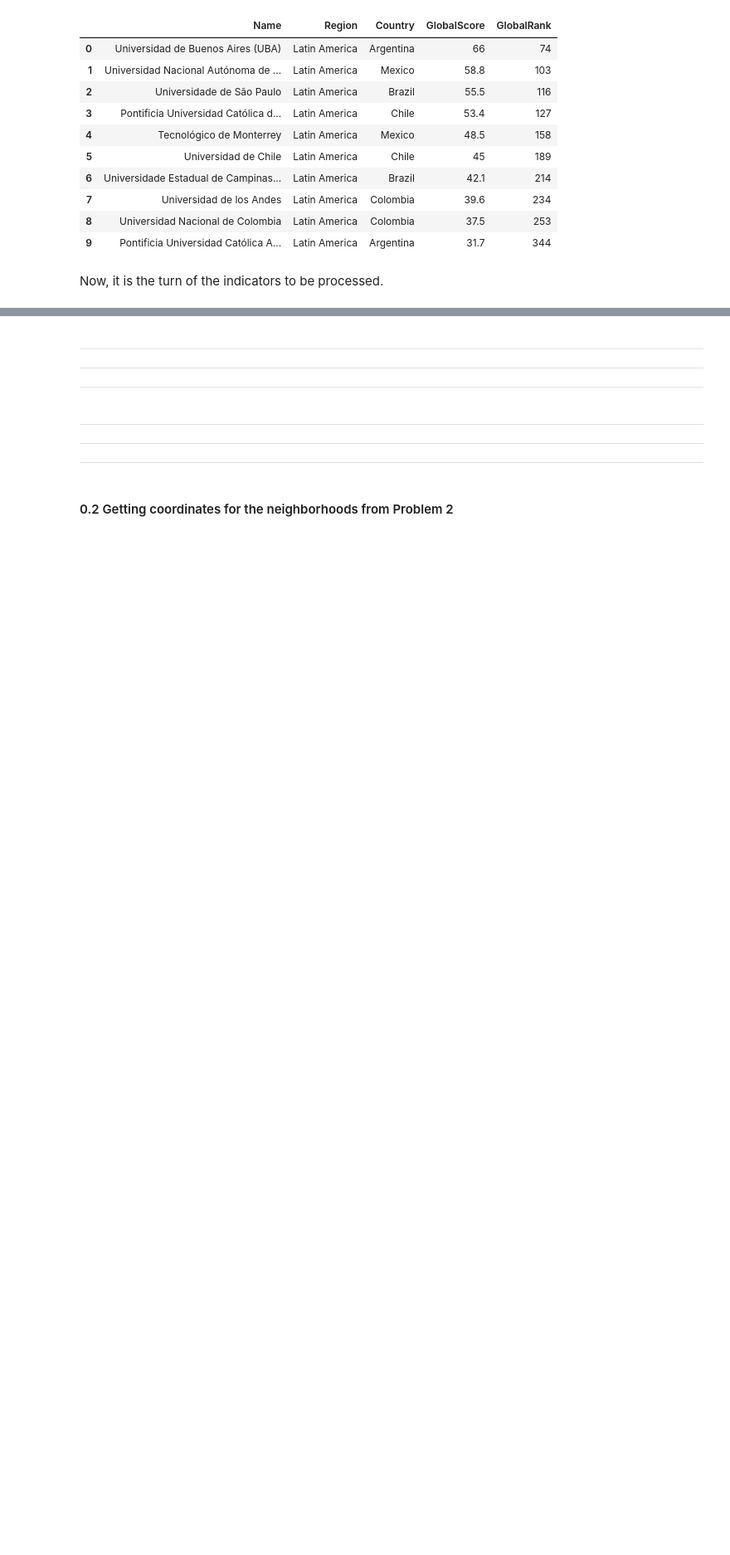
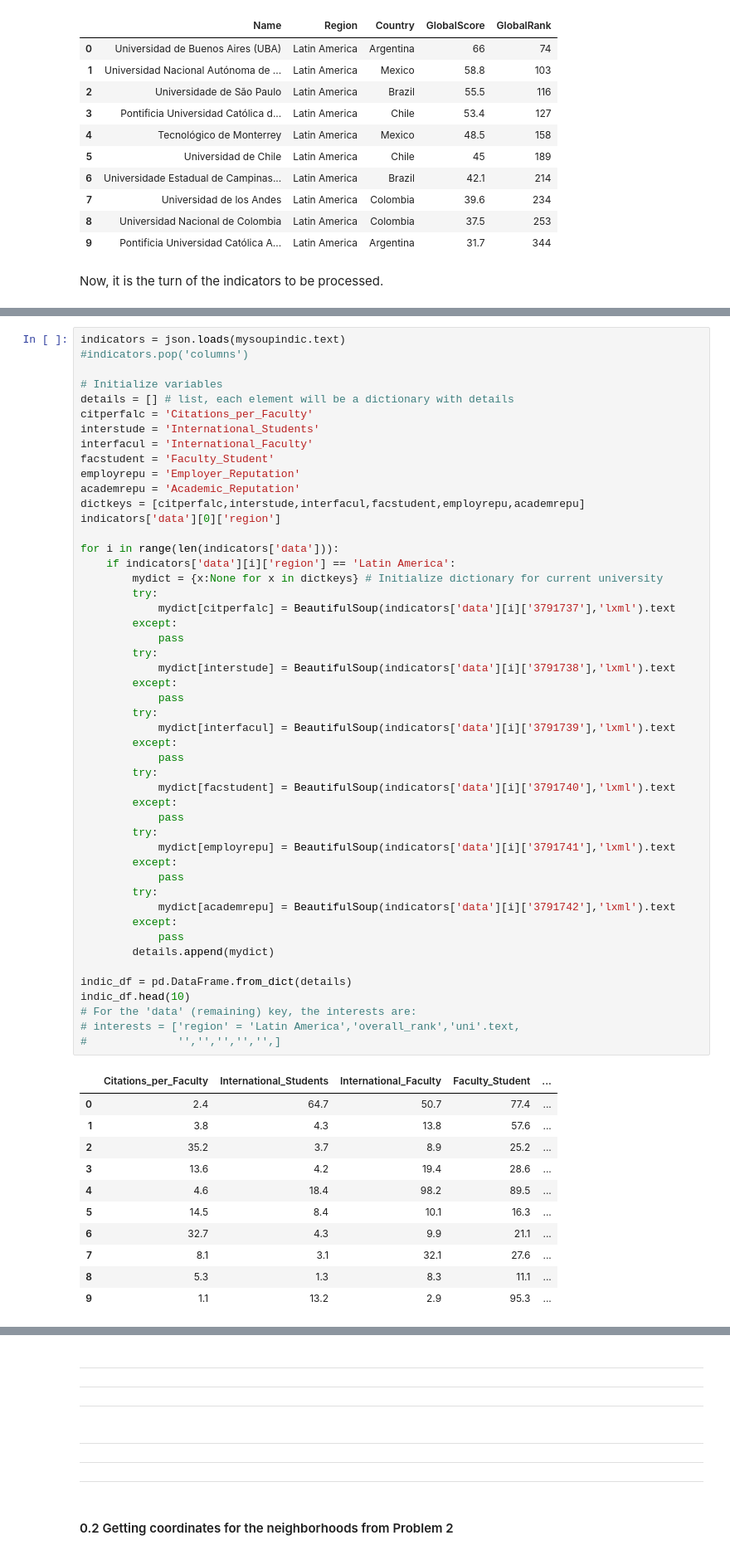
Before and after one commit to aurelioai/Capstone_personal, a Jupyter notebook: 01_define_scrap_sources.ipynb, the cells around one changed output, grey strips where cells are left out. Shown: that part at 83% size. Drawn from its saved outputs; the diff is of its cells as text; blank space fills up the shorter version.

```diff
--- a/01_define_scrap_sources.ipynb
+++ b/01_define_scrap_sources.ipynb
@@ -538,0 +520,61 @@ indicators['data'][0]
+# %%
+indicators = json.loads(mysoupindic.text)
+#indicators.pop('columns')
+
+# Initialize variables
+details = [] # list, each element will be a dictionary with details
+citperfalc = 'Citations_per_Faculty'
+interstude = 'International_Students'
+interfacul = 'International_Faculty'
+facstudent = 'Faculty_Student'
+employrepu = 'Employer_Reputation'
+academrepu = 'Academic_Reputation'
+dictkeys = [citperfalc,interstude,interfacul,facstudent,employrepu,academrepu]
+indicators['data'][0]['region']
+
+for i in range(len(indicators['data'])):
+    if indicators['data'][i]['region'] == 'Latin America':
+        mydict = {x:None for x in dictkeys} # Initialize dictionary for current university
+        try:
+            mydict[citperfalc] = BeautifulSoup(indicators['data'][i]['3791737'],'lxml').text
+        except:
+            pass
+        try:
+            mydict[interstude] = BeautifulSoup(indicators['data'][i]['3791738'],'lxml').text
+        except:
+            pass
+        try:
+            mydict[interfacul] = BeautifulSoup(indicators['data'][i]['3791739'],'lxml').text
+        except:
+            pass
+        try:
+            mydict[facstudent] = BeautifulSoup(indicators['data'][i]['3791740'],'lxml').text
+        except:
+            pass
+        try:
+            mydict[employrepu] = BeautifulSoup(indicators['data'][i]['3791741'],'lxml').text
+        except:
+            pass
+        try:
+            mydict[academrepu] = BeautifulSoup(indicators['data'][i]['3791742'],'lxml').text
+        except:
+            pass
+        details.append(mydict)
+
+indic_df = pd.DataFrame.from_dict(details)
+indic_df.head(10)
+# For the 'data' (remaining) key, the interests are:
+# interests = ['region' = 'Latin America','overall_rank','uni'.text,
+#              '','','','','',]
+# %% [output]
+|  | Citations_per_Faculty | International_Students | International_Faculty | Faculty_Student | ... |
+| 0 | 2.4 | 64.7 | 50.7 | 77.4 | ... |
+| 1 | 3.8 | 4.3 | 13.8 | 57.6 | ... |
+| 2 | 35.2 | 3.7 | 8.9 | 25.2 | ... |
+| 3 | 13.6 | 4.2 | 19.4 | 28.6 | ... |
+| 4 | 4.6 | 18.4 | 98.2 | 89.5 | ... |
+| 5 | 14.5 | 8.4 | 10.1 | 16.3 | ... |
+| 6 | 32.7 | 4.3 | 9.9 | 21.1 | ... |
+| 7 | 8.1 | 3.1 | 32.1 | 27.6 | ... |
+| 8 | 5.3 | 1.3 | 8.3 | 11.1 | ... |
+| 9 | 1.1 | 13.2 | 2.9 | 95.3 | ... |
```
Also changed, not shown: parts of 5 cells of this notebook, 1 other file.
